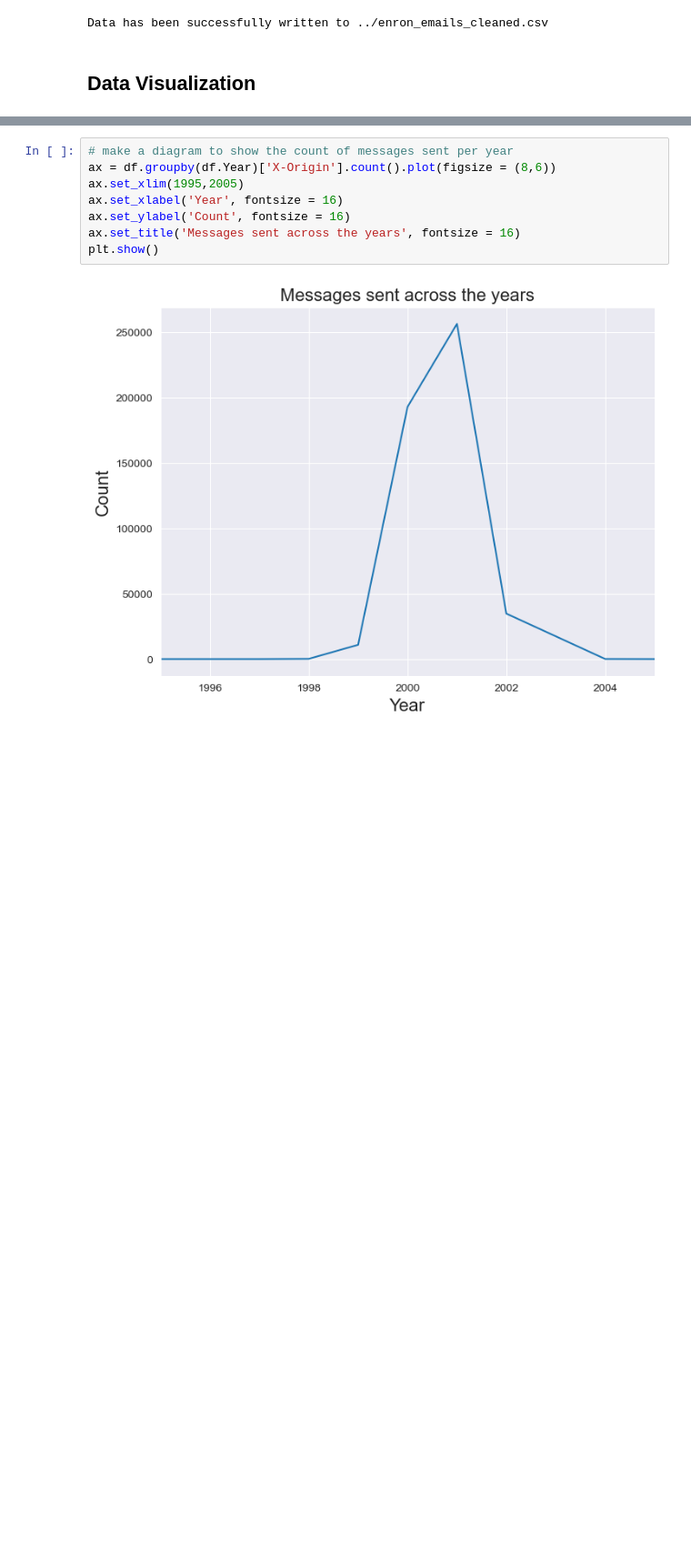
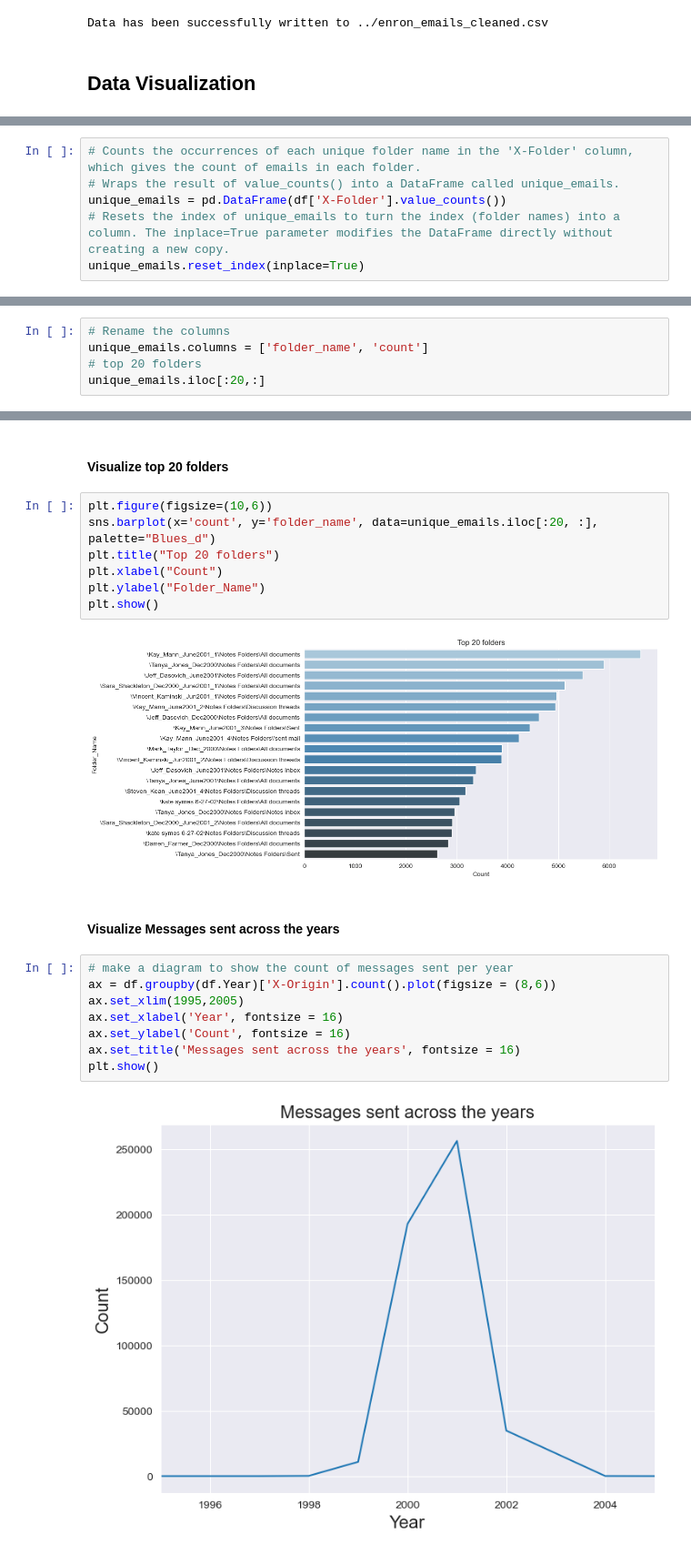
Before and after one commit to tlq010407/5003_enron, a Jupyter notebook: Data_Preprocessing_Visu.ipynb, the cells around one changed output, grey strips where cells are left out. Shown: that part at 91% size. Drawn from its saved outputs; the diff is of its cells as text; blank space fills up the shorter version.

```diff
--- a/Data_Preprocessing_Visu.ipynb
+++ b/Data_Preprocessing_Visu.ipynb
@@ -470,0 +632,6 @@ Data has been successfully written to ../enron_emails_cleaned.csv
+# %%
+# Counts the occurrences of each unique folder name in the 'X-Folder' column, which gives the count of emails in each folder.
+# Wraps the result of value_counts() into a DataFrame called unique_emails.
+unique_emails = pd.DataFrame(df['X-Folder'].value_counts())
+# Resets the index of unique_emails to turn the index (folder names) into a column. The inplace=True parameter modifies the DataFrame directly without creating a new copy.
+unique_emails.reset_index(inplace=True)
@@ -470,0 +654,5 @@ Data has been successfully written to ../enron_emails_cleaned.csv
+# %%
+# Rename the columns
+unique_emails.columns = ['folder_name', 'count']
+# top 20 folders
+unique_emails.iloc[:20,:]
@@ -471,3 +677,16 @@ Data has been successfully written to ../enron_emails_cleaned.csv
+# %% [markdown]
+#### Visualize top 20 folders
+# %%
+plt.figure(figsize=(10,6))
+sns.barplot(x='count', y='folder_name', data=unique_emails.iloc[:20, :], palette="Blues_d")
+plt.title("Top 20 folders")
+plt.xlabel("Count")
+plt.ylabel("Folder_Name")
+plt.show()
+# %% [output]
+[figure, added]
+# %% [markdown]
+#### Visualize Messages sent across the years
 # %%
 # make a diagram to show the count of messages sent per year
 ax = df.groupby(df.Year)['X-Origin'].count().plot(figsize = (8,6))
```
Also changed, not shown: parts of 46 cells of this notebook.
